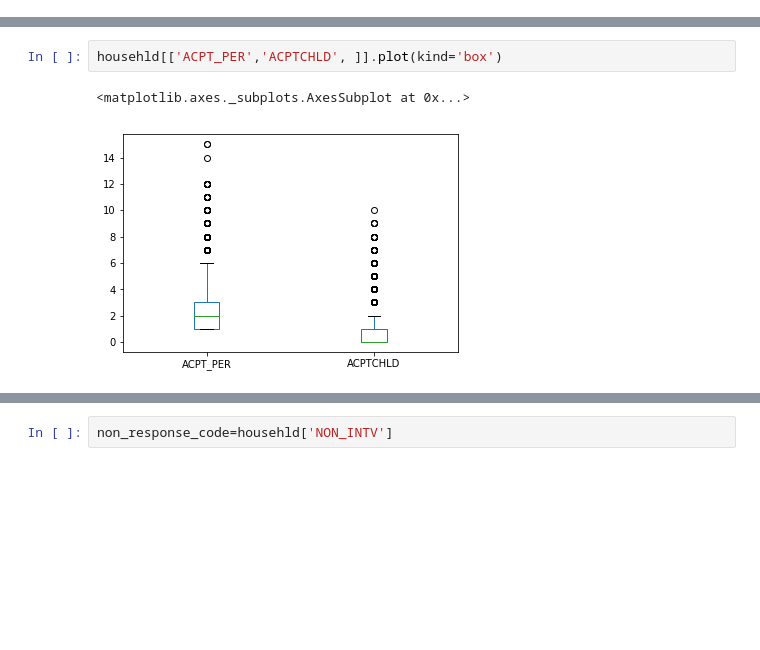
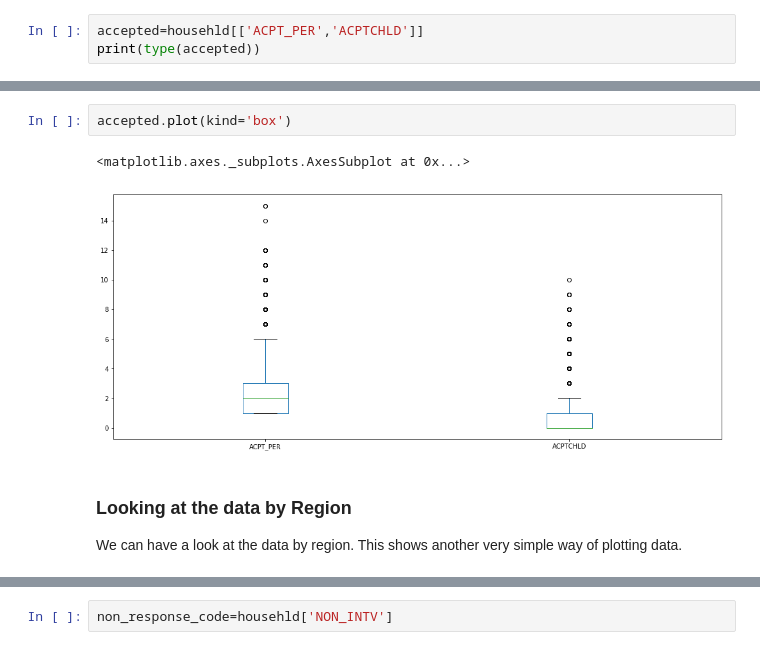
Before and after one commit to gsentveld/lunch_and_learn, a Jupyter notebook: notebooks/Explore_Files.ipynb, the cells around one changed output, grey strips where cells are left out. Saved outputs shown, nothing was run; the diff lists cells and outputs as text; blank space fills up the shorter version.

```diff
--- a/notebooks/Explore_Files.ipynb
+++ b/notebooks/Explore_Files.ipynb
@@ -52,0 +157,3 @@ househld
+# %%
+accepted=househld[['ACPT_PER','ACPTCHLD']]
+print(type(accepted))
@@ -53,8 +186,11 @@ househld
 # %%
-househld[['ACPT_PER','ACPTCHLD', ]].plot(kind='box')
+accepted.plot(kind='box')
 # %% [output]
 <matplotlib.axes._subplots.AxesSubplot at 0x...>
-[figure, old version]
+[figure, new version]
+# %% [markdown]
+### Looking at the data by Region
+We can have a look at the data by region. This shows another very simple way of plotting data.
 # %%
 househld['REGION'].plot(kind='hist')
 # %% [output]
```
Also changed, not shown: parts of 46 cells of this notebook, 9 other files.
